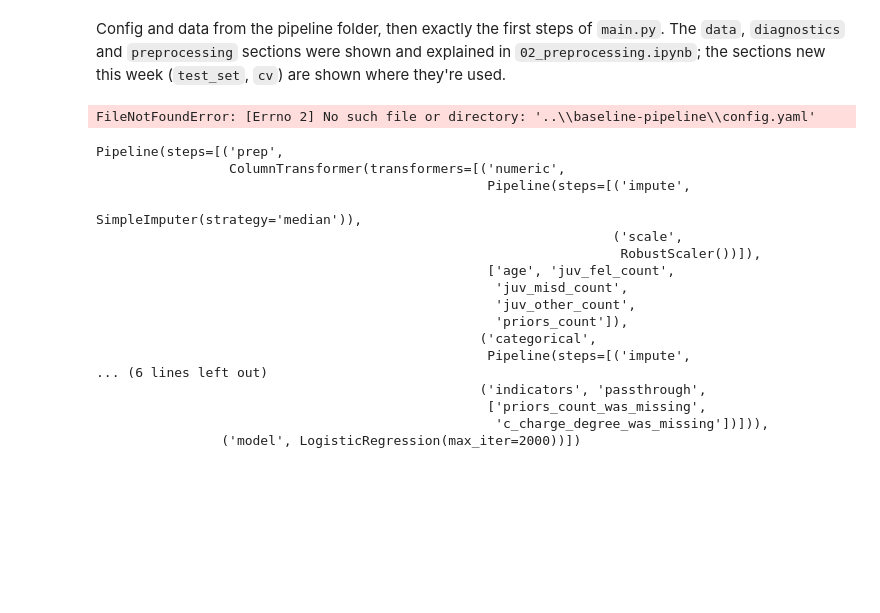
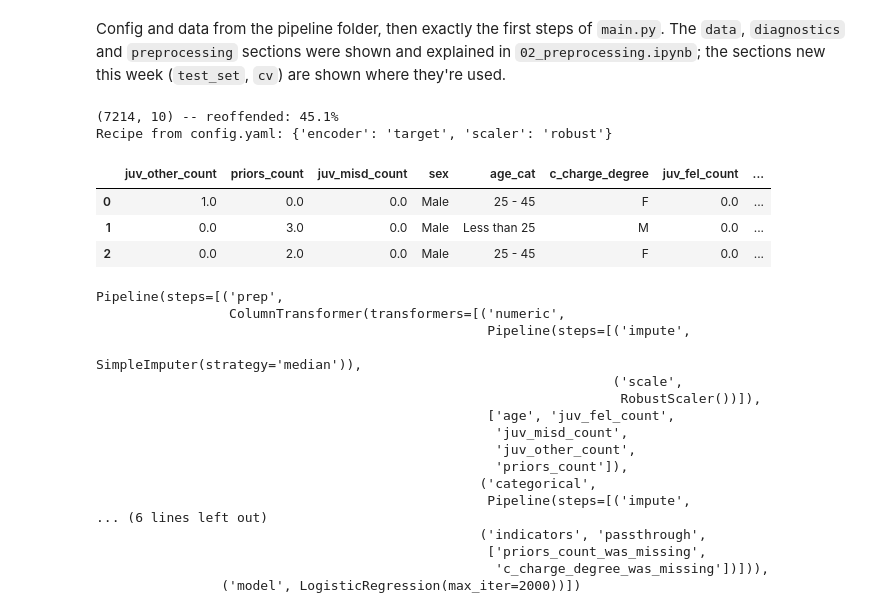
Before and after one commit to mdzmich/ETAI-Pipeline, a Jupyter notebook: notebooks/W4_Notebooks/03_cross_validation.ipynb, the cells around one changed output. Saved outputs shown, nothing was run; the diff lists cells and outputs as text; code cells hidden in the pictures; blank space fills up the shorter version.

```diff
--- a/notebooks/W4_Notebooks/03_cross_validation.ipynb
+++ b/notebooks/W4_Notebooks/03_cross_validation.ipynb
@@ -253,21 +253,28 @@ def build_model(model_config: dict):
 # %% [markdown]
 Config and data from the pipeline folder, then exactly the first steps of `main.py`. The `data`, `diagnostics` and `preprocessing` sections were shown and explained in `02_preprocessing.ipynb`; the sections new this week (`test_set`, `cv`) are shown where they're used.
 # %%
-PIPELINE_DIR = Path("../baseline-pipeline")          # where config.yaml and the data live (your fork, or the reference)
+PIPELINE_DIR = next((path for path in (Path.cwd(), *Path.cwd().parents) if (path / "config.yaml").is_file()), None)
+if PIPELINE_DIR is None:
+    raise FileNotFoundError("Could not find config.yaml in the current directory or a parent directory.")
 
 with open(PIPELINE_DIR / "config.yaml") as f:
     config = yaml.safe_load(f)
 SEED = config["test_set"]["random_state"]
 
 df_raw = load_data(PIPELINE_DIR / config["data"]["path"])
 df_clean = clean_dataset(df_raw, config["diagnostics"])                            # row-preserving
 df_clean = drop_duplicate_rows(df_clean, config["diagnostics"].get("id_column"))    # training data only
 X, y, extras = split_features_target(df_clean, config["data"], config["preprocessing"]["mnar_indicator_sources"])
 print(X.shape, f"-- reoffended: {y.mean():.1%}")
 print("Recipe from config.yaml:", {k: config["preprocessing"][k] for k in ["encoder", "scaler"]})
 X.head(3)
 # %% [output]
-FileNotFoundError: [Errno 2] No such file or directory: '..\\baseline-pipeline\\config.yaml'
+(7214, 10) -- reoffended: 45.1%
+Recipe from config.yaml: {'encoder': 'target', 'scaler': 'robust'}
+|  | juv_other_count | priors_count | juv_misd_count | sex | age_cat | c_charge_degree | juv_fel_count | ... |
+| 0 | 1.0 | 0.0 | 0.0 | Male | 25 - 45 | F | 0.0 | ... |
+| 1 | 0.0 | 3.0 | 0.0 | Male | Less than 25 | M | 0.0 | ... |
+| 2 | 0.0 | 2.0 | 0.0 | Male | 25 - 45 | F | 0.0 | ... |
 # %%
 def make_pipeline(model_config, preprocessing_config=None):
     # Same as main.py: Pipeline([("prep", build_preprocessor(...)), ("model", build_model(...))])
```
Also changed, not shown: parts of 8 cells of this notebook, 4 other files.
